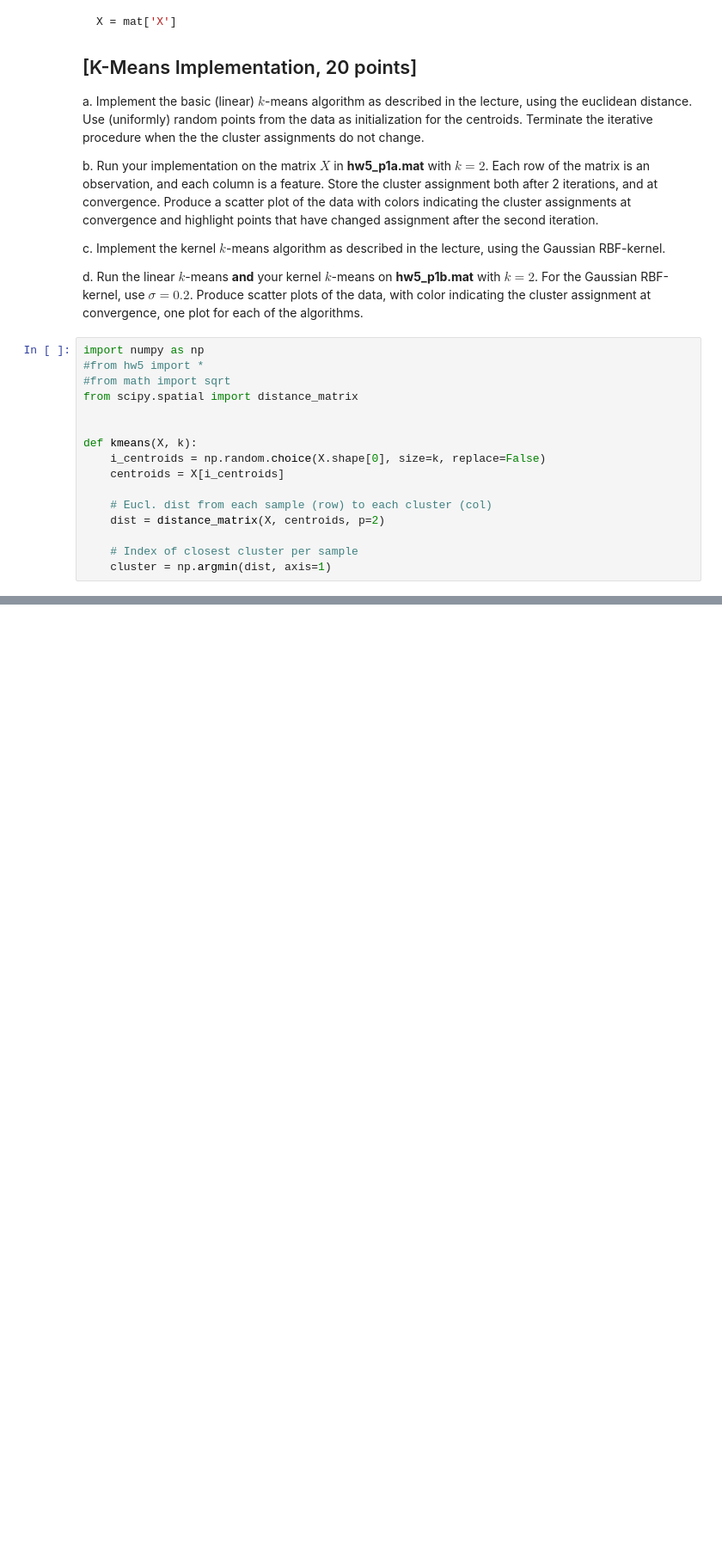
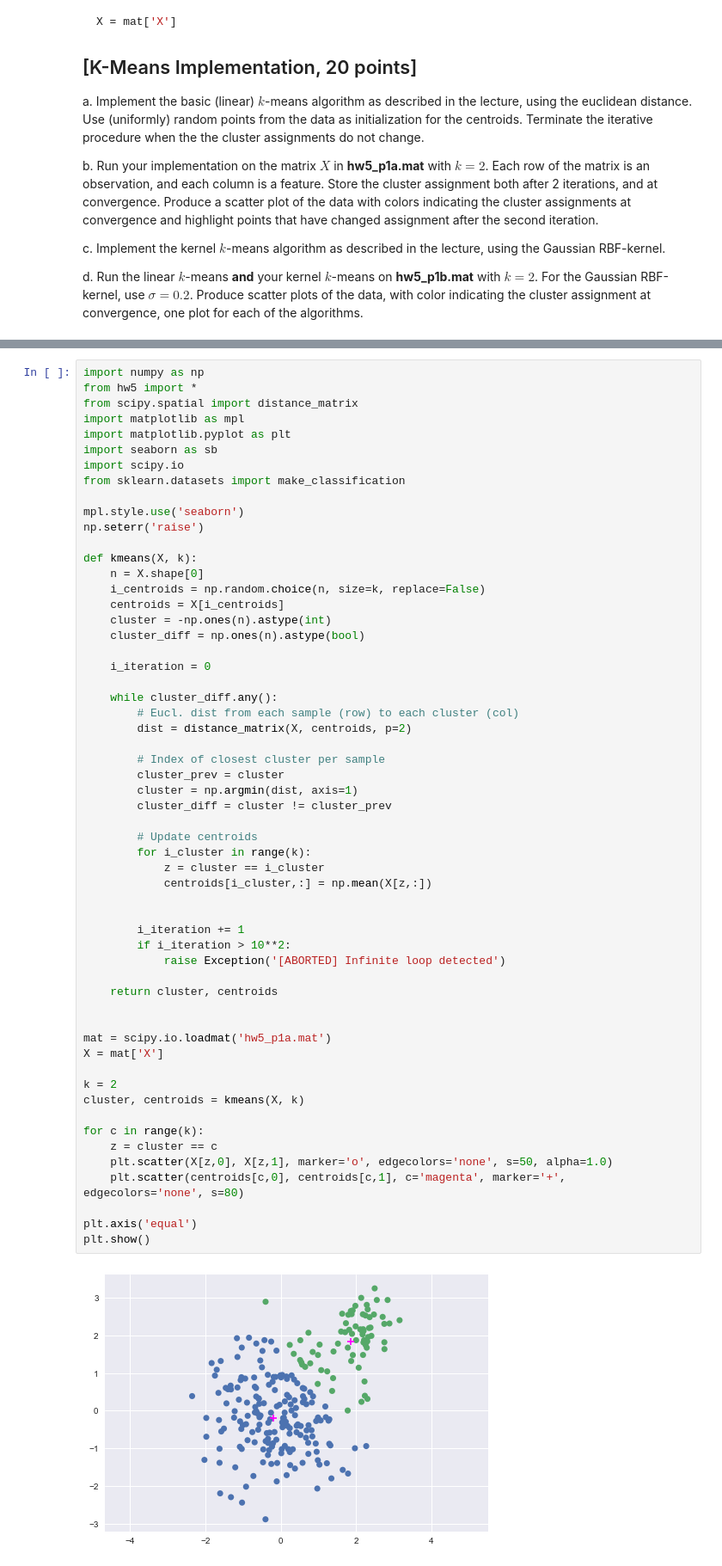
Before and after one commit to kjaquier/TDA231_ML_Homeworks, a Jupyter notebook: HW5/hw5.ipynb, the cells around one changed output, grey strips where cells are left out. Shown: that part at 86% size. Cells and saved outputs as stored; diff of their text form; blank space fills up the shorter version.

```diff
--- a/HW5/hw5.ipynb
+++ b/HW5/hw5.ipynb
@@ -32,19 +32,3 @@ b. Run your implementation on the matrix $X$ in **hw5_p1a.mat** with $k=2$. Each
 c. Implement the kernel $k$-means algorithm as described in the lecture, using the Gaussian RBF-kernel.
 
 d. Run the linear $k$-means **and** your kernel $k$-means on **hw5_p1b.mat** with $k=2$. For the Gaussian RBF-kernel, use $\sigma=0.2$. Produce scatter plots of the data, with color indicating the cluster assignment at convergence, one plot for each of the algorithms.
-# %%
-import numpy as np
-#from hw5 import *
-#from math import sqrt
-from scipy.spatial import distance_matrix
-
-
-def kmeans(X, k):
-    i_centroids = np.random.choice(X.shape[0], size=k, replace=False)
-    centroids = X[i_centroids]
-
-    # Eucl. dist from each sample (row) to each cluster (col)
-    dist = distance_matrix(X, centroids, p=2)
-
-    # Index of closest cluster per sample
-    cluster = np.argmin(dist, axis=1)
@@ -52,0 +35,59 @@ def kmeans(X, k):
+# %%
+import numpy as np
+from hw5 import *
+from scipy.spatial import distance_matrix
+import matplotlib as mpl
+import matplotlib.pyplot as plt
+import seaborn as sb
+import scipy.io
+from sklearn.datasets import make_classification
+
+mpl.style.use('seaborn')
+np.seterr('raise')
+
+def kmeans(X, k):
+    n = X.shape[0]
+    i_centroids = np.random.choice(n, size=k, replace=False)
+    centroids = X[i_centroids]
+    cluster = -np.ones(n).astype(int)
+    cluster_diff = np.ones(n).astype(bool)
+
+    i_iteration = 0
+
+    while cluster_diff.any():
+        # Eucl. dist from each sample (row) to each cluster (col)
+        dist = distance_matrix(X, centroids, p=2)
+
+        # Index of closest cluster per sample
+        cluster_prev = cluster
+        cluster = np.argmin(dist, axis=1)
+        cluster_diff = cluster != cluster_prev
+
+        # Update centroids
+        for i_cluster in range(k):
+            z = cluster == i_cluster
+            centroids[i_cluster,:] = np.mean(X[z,:])
+
+
+        i_iteration += 1
+        if i_iteration > 10**2:
+            raise Exception('[ABORTED] Infinite loop detected')
+
+    return cluster, centroids
+
+
+mat = scipy.io.loadmat('hw5_p1a.mat')
+X = mat['X']
+
+k = 2
+cluster, centroids = kmeans(X, k)
+
+for c in range(k):
+    z = cluster == c
+    plt.scatter(X[z,0], X[z,1], marker='o', edgecolors='none', s=50, alpha=1.0)
+    plt.scatter(centroids[c,0], centroids[c,1], c='magenta', marker='+', edgecolors='none', s=80)
+
+plt.axis('equal')
+plt.show()
+# %% [output]
+[figure, added]
```
Also changed, not shown: parts of 2 cells of this notebook, 1 other file.
